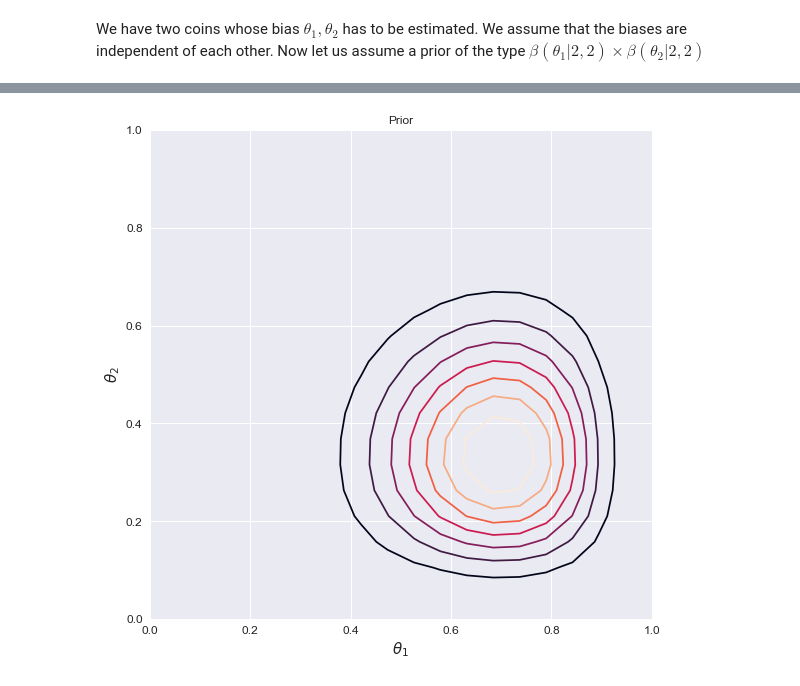
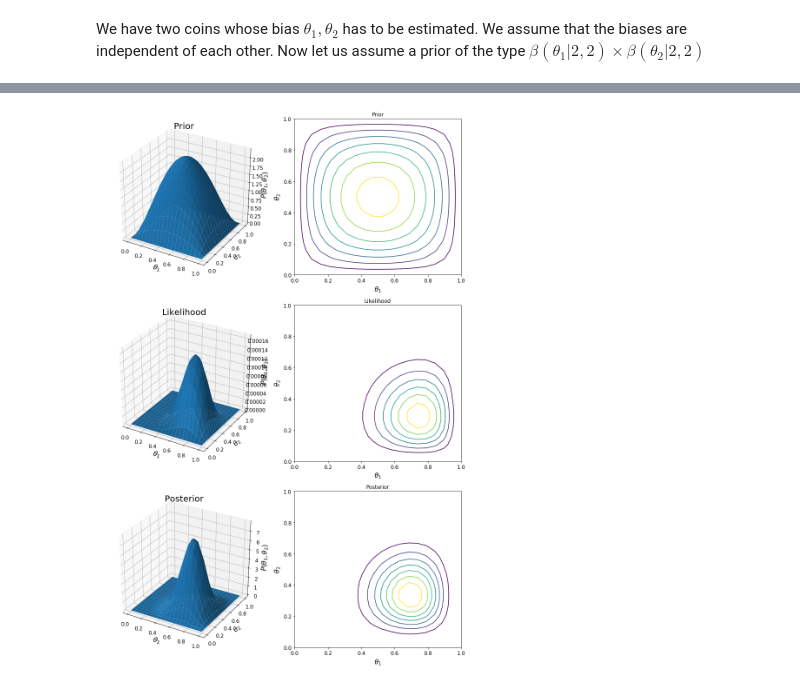
Before and after one commit to nathdipankar/Bayesian-Statistics, a Jupyter notebook: Markov Chain Monte Carlo/Markov Chain Monte Carlo .ipynb, the cells around one changed output, grey strips where cells are left out. Drawn from its saved outputs; the diff is of its cells as text; code cells hidden in the pictures.

Commit message:
Plots arranged properly

```diff
--- a/Markov Chain Monte Carlo/Markov Chain Monte Carlo .ipynb
+++ b/Markov Chain Monte Carlo/Markov Chain Monte Carlo .ipynb
@@ -90,10 +36,62 @@ ax.set_axis_on()
-# %%
-fig,ax = plt.subplots(1,1, figsize = (9, 9))
-ax.contour(X, Y, stats.beta.pdf(X,8,4)*stats.beta.pdf(Y,4,7))
-ax.set_xlabel(r'$\theta_1$', fontsize = 15)
-ax.set_ylabel(r'$\theta_2$', fontsize = 15)
-ax.tick_params(axis = 'both', labelsize = 12)
-ax.set_title('Prior')
-ax.set_axis_on()
-# %% [output]
-[figure, removed]
+# %%
+from mpl_toolkits.mplot3d import Axes3D
+
+fig = plt.figure(figsize=(12,18))
+
+## For prior
+ax = fig.add_subplot(3, 2, 1, projection='3d')
+ax.plot_surface(X, Y, stats.beta.pdf(X,2,2)*stats.beta.pdf(Y,2,2), label = 'Prior distribution')
+ax.set_title('Prior', fontsize = 20)
+ax.set_xlabel(r'$\theta_1$', fontsize = 15)
+ax.set_ylabel(r'$\theta_2$', fontsize = 15)
+ax.set_zlabel(r'$P(\theta_1,\theta_2)$', fontsize = 15)
+ax.tick_params(axis = 'both', labelsize = 12)
+ax.set_axis_on()
+
+#contour
+plt.subplot(3, 2, 2)
+plt.contour(X, Y, stats.beta.pdf(X,2,2)*stats.beta.pdf(Y,2,2))
+plt.xlabel(r'$\theta_1$', fontsize = 15)
+plt.ylabel(r'$\theta_2$', fontsize = 15)
+plt.tick_params(axis = 'both', labelsize = 12)
+plt.title('Prior')
+
+
+##For Likelihood
+Z = X**6*(1-X)**2*Y**2*(1-Y)**5
+
+ax = fig.add_subplot(3, 2, 3, projection='3d')
+ax.plot_surface(X, Y, Z , label = 'Prior distribution')
+ax.set_title('Likelihood', fontsize = 20)
+ax.set_xlabel(r'$\theta_1$', fontsize = 15)
+ax.set_ylabel(r'$\theta_2$', fontsize = 15)
+ax.set_zlabel(r'$P(\theta_1,\theta_2)$', fontsize = 15)
+ax.tick_params(axis = 'both', labelsize = 12)
+#contour
+plt.subplot(3,2,4)
+plt.contour(X, Y, Z)
+plt.xlabel(r'$\theta_1$', fontsize = 15)
+plt.ylabel(r'$\theta_2$', fontsize = 15)
+plt.tick_params(axis = 'both', labelsize = 12)
+plt.title('Likelihood')
+
+##Posterior
+ax = fig.add_subplot(3, 2 , 5, projection='3d')
+ax.plot_surface(X, Y, stats.beta.pdf(X,8,4)*stats.beta.pdf(Y,4,7), label = 'Posterior distribution')
+ax.set_title('Posterior', fontsize = 20)
+ax.set_xlabel(r'$\theta_1$', fontsize = 15)
+ax.set_ylabel(r'$\theta_2$', fontsize = 15)
+ax.set_zlabel(r'$P(\theta_1,\theta_2)$', fontsize = 15)
+ax.tick_params(axis = 'both', labelsize = 12)
+ax.set_axis_on()
+#contour
+plt.subplot(3, 2, 6)
+plt.contour(X, Y, stats.beta.pdf(X,8,4)*stats.beta.pdf(Y,4,7),)
+plt.xlabel(r'$\theta_1$', fontsize = 15)
+plt.ylabel(r'$\theta_2$', fontsize = 15)
+plt.tick_params(axis = 'both', labelsize = 12)
+plt.title('Posterior')
+
+plt.tight_layout()
+# %% [output]
+[figure, added]
```
Also changed, not shown: parts of 7 cells of this notebook.
